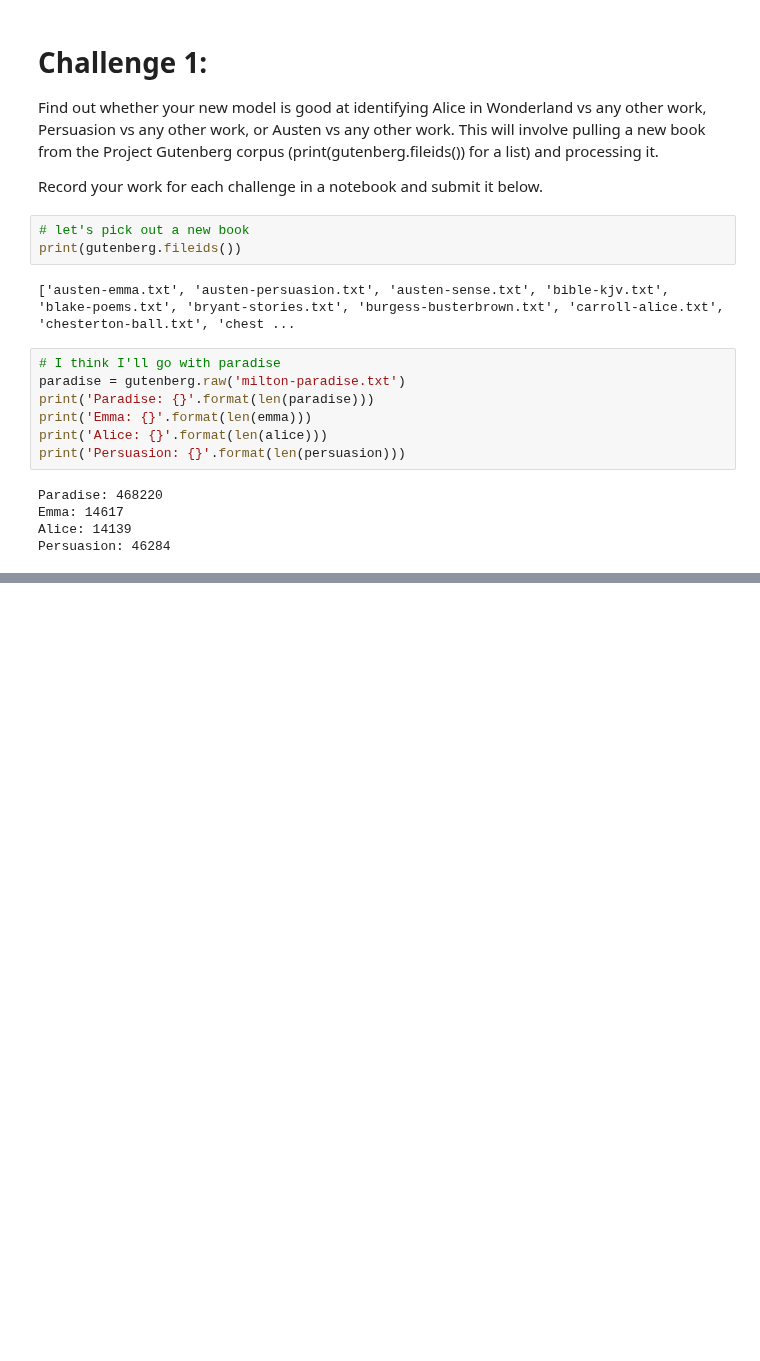
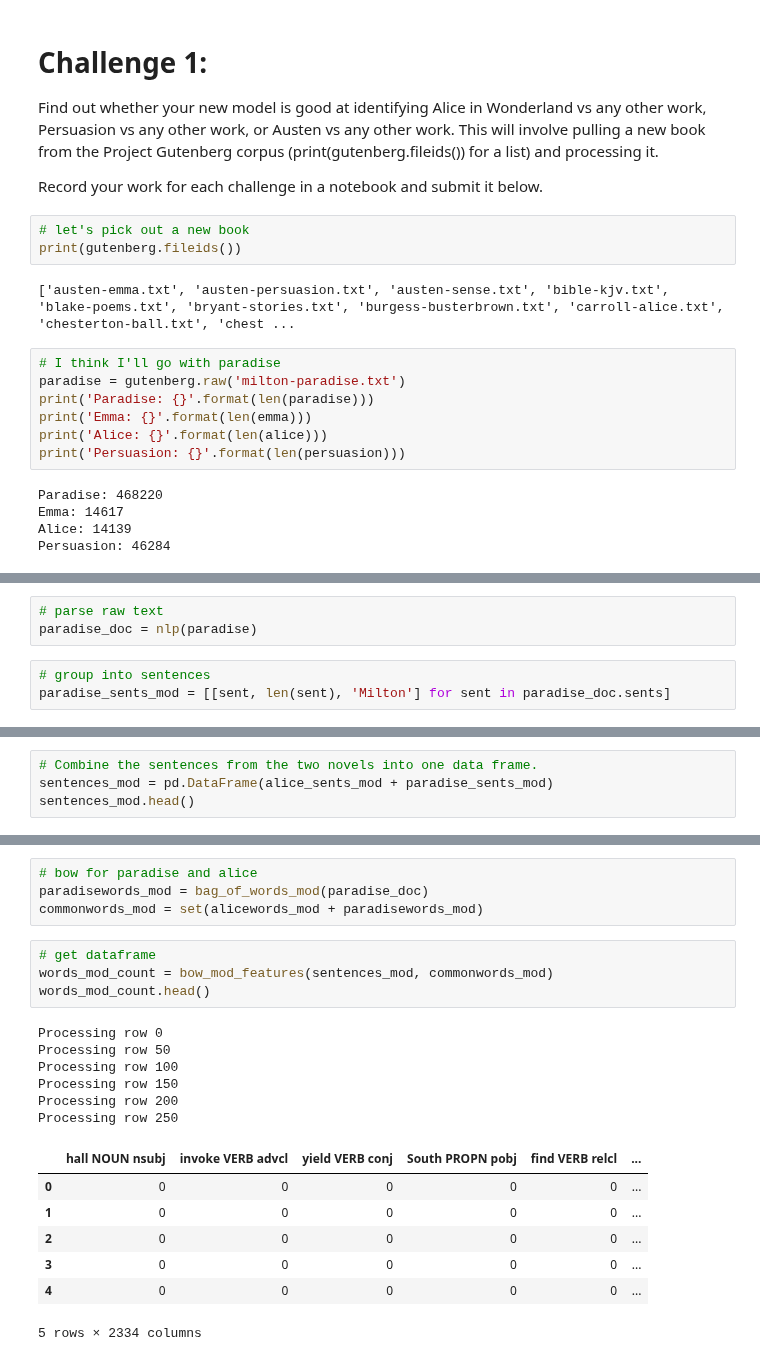
Before and after one commit to 26Jinx/Thinkful, a Jupyter notebook: Unit4/4_Natural_Language_Processing/2_Supervised_NLP.ipynb, the cells around one changed output, grey strips where cells are left out. Drawn from its saved outputs; the diff is of its cells as text; blank space fills up the shorter version.

Commit message:
testing alice vs paradise

```diff
--- a/Unit4/4_Natural_Language_Processing/2_Supervised_NLP.ipynb
+++ b/Unit4/4_Natural_Language_Processing/2_Supervised_NLP.ipynb
@@ -465,0 +454,6 @@ B
+# %%
+# parse raw text
+paradise_doc = nlp(paradise)
+# %%
+# group into sentences
+paradise_sents_mod = [[sent, len(sent), 'Milton'] for sent in paradise_doc.sents]
@@ -465,0 +462,4 @@ B
+# %%
+# Combine the sentences from the two novels into one data frame.
+sentences_mod = pd.DataFrame(alice_sents_mod + paradise_sents_mod)
+sentences_mod.head()
@@ -465,0 +473,22 @@ B
+# %%
+# bow for paradise and alice
+paradisewords_mod = bag_of_words_mod(paradise_doc)
+commonwords_mod = set(alicewords_mod + paradisewords_mod)
+# %%
+# get dataframe
+words_mod_count = bow_mod_features(sentences_mod, commonwords_mod)
+words_mod_count.head()
+# %% [output]
+Processing row 0
+Processing row 50
+Processing row 100
+Processing row 150
+Processing row 200
+Processing row 250
+|  | hall NOUN nsubj | invoke VERB advcl | yield VERB conj | South PROPN pobj | find VERB relcl | ... |
+| 0 | 0 | 0 | 0 | 0 | 0 | ... |
+| 1 | 0 | 0 | 0 | 0 | 0 | ... |
+| 2 | 0 | 0 | 0 | 0 | 0 | ... |
+| 3 | 0 | 0 | 0 | 0 | 0 | ... |
+| 4 | 0 | 0 | 0 | 0 | 0 | ... |
+5 rows × 2334 columns
```
Also changed, not shown: parts of 9 cells of this notebook.
